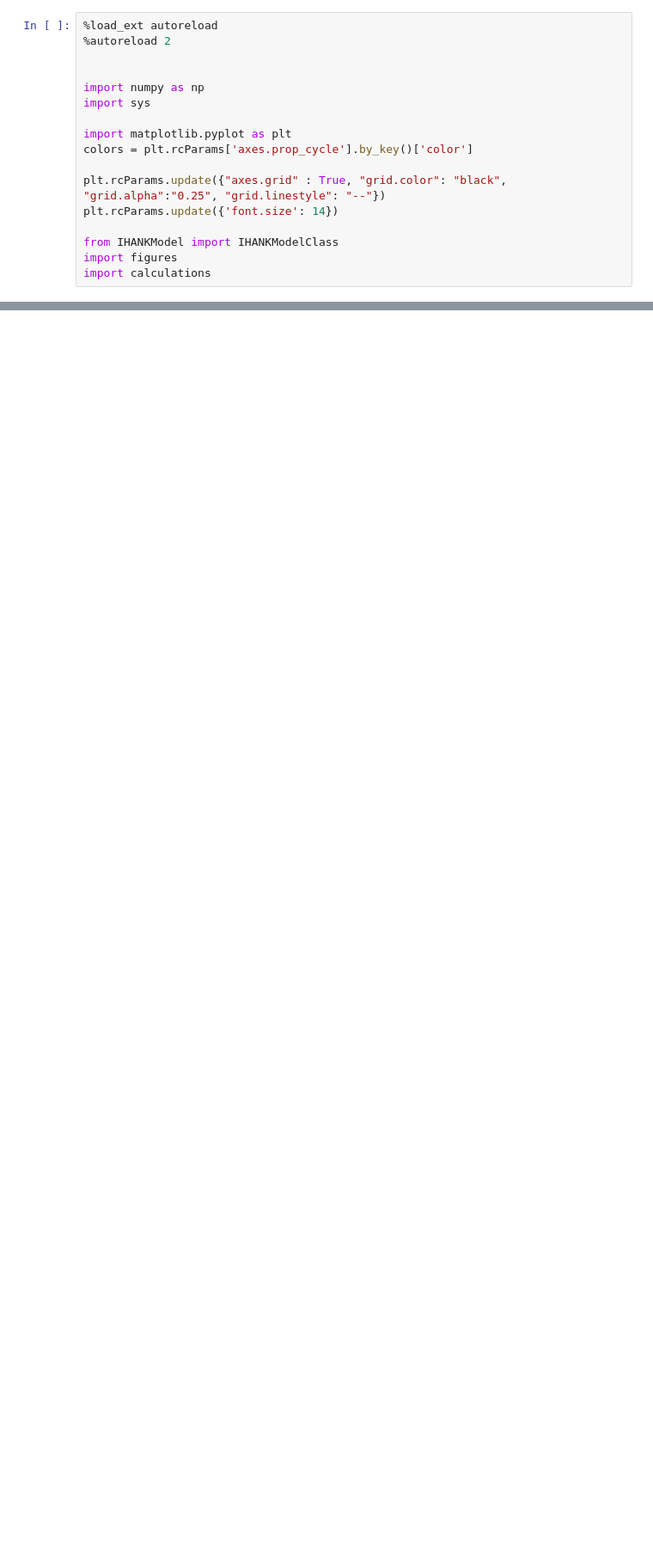
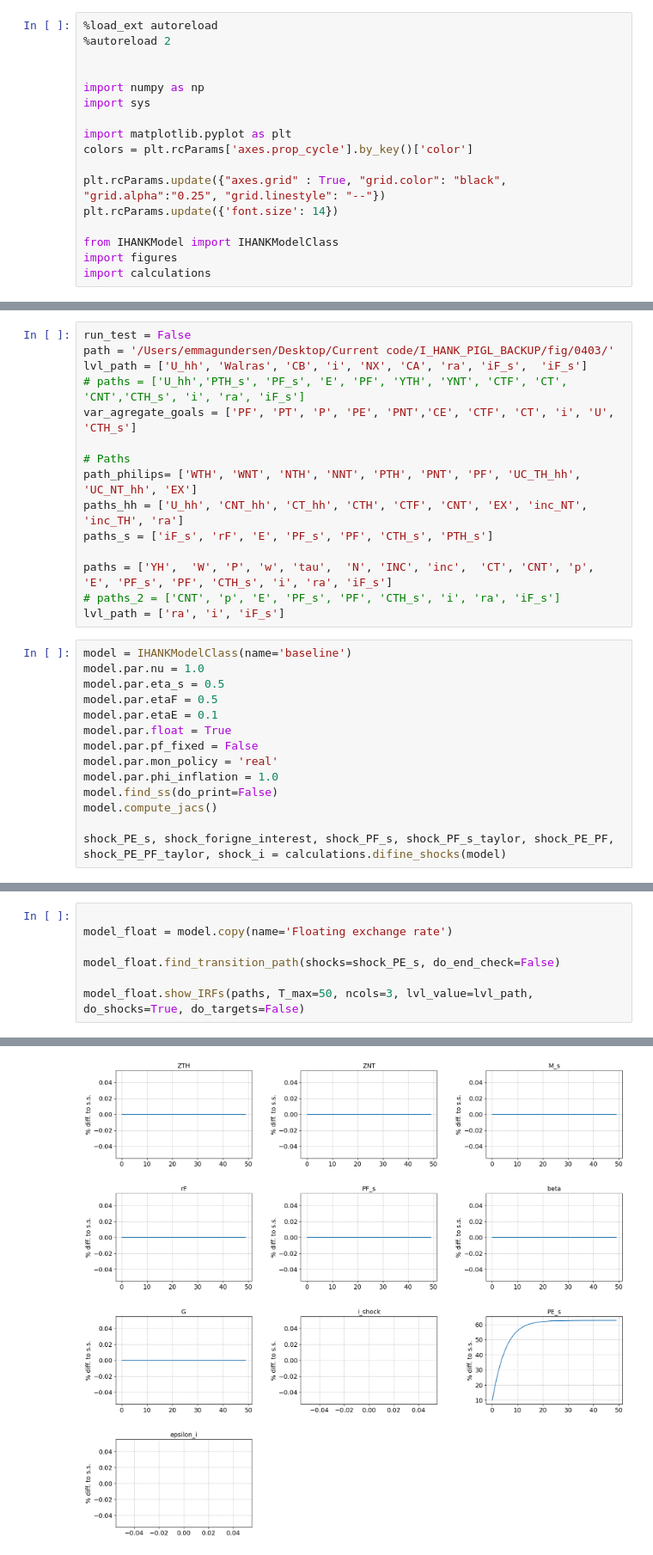
Before and after one commit to funlime/I_HANK_PIGL, a Jupyter notebook: notebook0304.ipynb, the cells around one changed output, grey strips where cells are left out. Shown at 86% size. Cells and saved outputs as stored; diff of their text form; blank space fills up the shorter version.

```diff
--- a/notebook0304.ipynb
+++ b/notebook0304.ipynb
@@ -467,0 +18,29 @@ for model_name, model in models.items():
+# %%
+run_test = False
+path = '/Users/emmagundersen/Desktop/Current code/I_HANK_PIGL_BACKUP/fig/0403/'
+lvl_path = ['U_hh', 'Walras', 'CB', 'i', 'NX', 'CA', 'ra', 'iF_s',  'iF_s']
+# paths = ['U_hh','PTH_s', 'PF_s', 'E', 'PF', 'YTH', 'YNT', 'CTF', 'CT', 'CNT','CTH_s', 'i', 'ra', 'iF_s']
+var_agregate_goals = ['PF', 'PT', 'P', 'PE', 'PNT','CE', 'CTF', 'CT', 'i', 'U', 'CTH_s']
+
+# Paths
+path_philips= ['WTH', 'WNT', 'NTH', 'NNT', 'PTH', 'PNT', 'PF', 'UC_TH_hh', 'UC_NT_hh', 'EX']
+paths_hh = ['U_hh', 'CNT_hh', 'CT_hh', 'CTH', 'CTF', 'CNT', 'EX', 'inc_NT', 'inc_TH', 'ra']
+paths_s = ['iF_s', 'rF', 'E', 'PF_s', 'PF', 'CTH_s', 'PTH_s']
+
+paths = ['YH',  'W', 'P', 'w', 'tau',  'N', 'INC', 'inc',  'CT', 'CNT', 'p', 'E', 'PF_s', 'PF', 'CTH_s', 'i', 'ra', 'iF_s']
+# paths_2 = ['CNT', 'p', 'E', 'PF_s', 'PF', 'CTH_s', 'i', 'ra', 'iF_s']
+lvl_path = ['ra', 'i', 'iF_s']
+# %%
+model = IHANKModelClass(name='baseline')
+model.par.nu = 1.0
+model.par.eta_s = 0.5
+model.par.etaF = 0.5
+model.par.etaE = 0.1
+model.par.float = True
+model.par.pf_fixed = False
+model.par.mon_policy = 'real'
+model.par.phi_inflation = 1.0
+model.find_ss(do_print=False)
+model.compute_jacs()
+
+shock_PE_s, shock_forigne_interest, shock_PF_s, shock_PF_s_taylor, shock_PE_PF, shock_PE_PF_taylor, shock_i = calculations.difine_shocks(model)
@@ -467,0 +49,8 @@ for model_name, model in models.items():
+# %%
+
+model_float = model.copy(name='Floating exchange rate')
+
+model_float.find_transition_path(shocks=shock_PE_s, do_end_check=False)
+
+model_float.show_IRFs(paths, T_max=50, ncols=3, lvl_value=lvl_path, do_shocks=True, do_targets=False)
+# %% [output]
@@ -467,0 +58 @@ for model_name, model in models.items():
+[figure, added]
```
Also changed, not shown: parts of 57 cells of this notebook, 6 other files.
